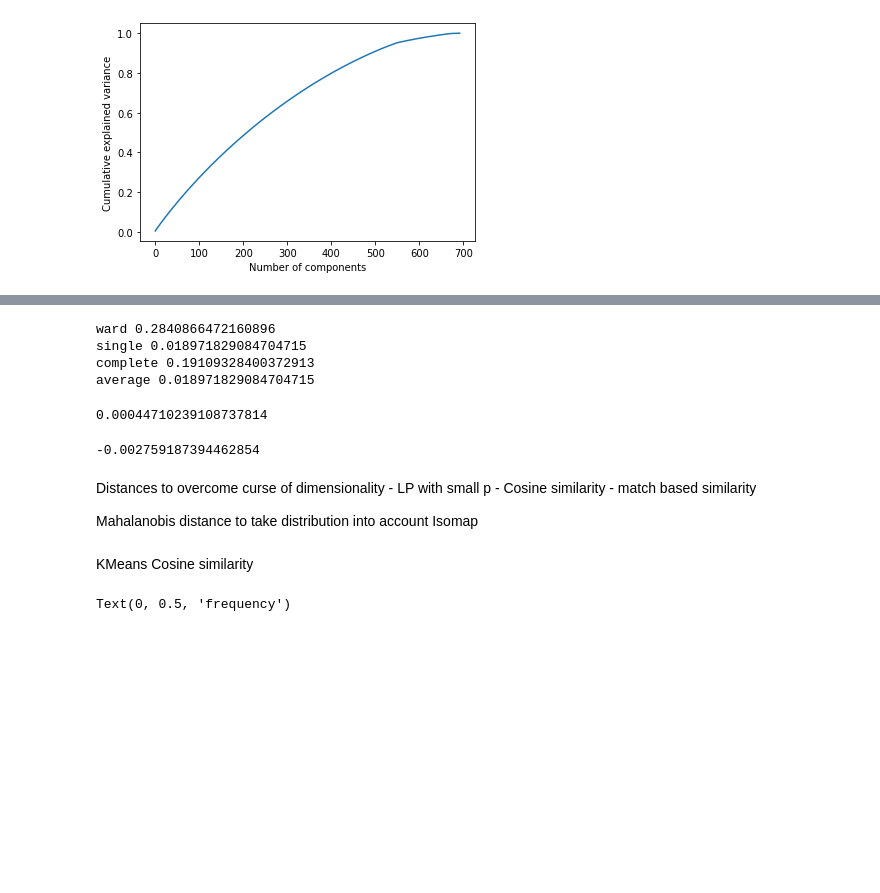
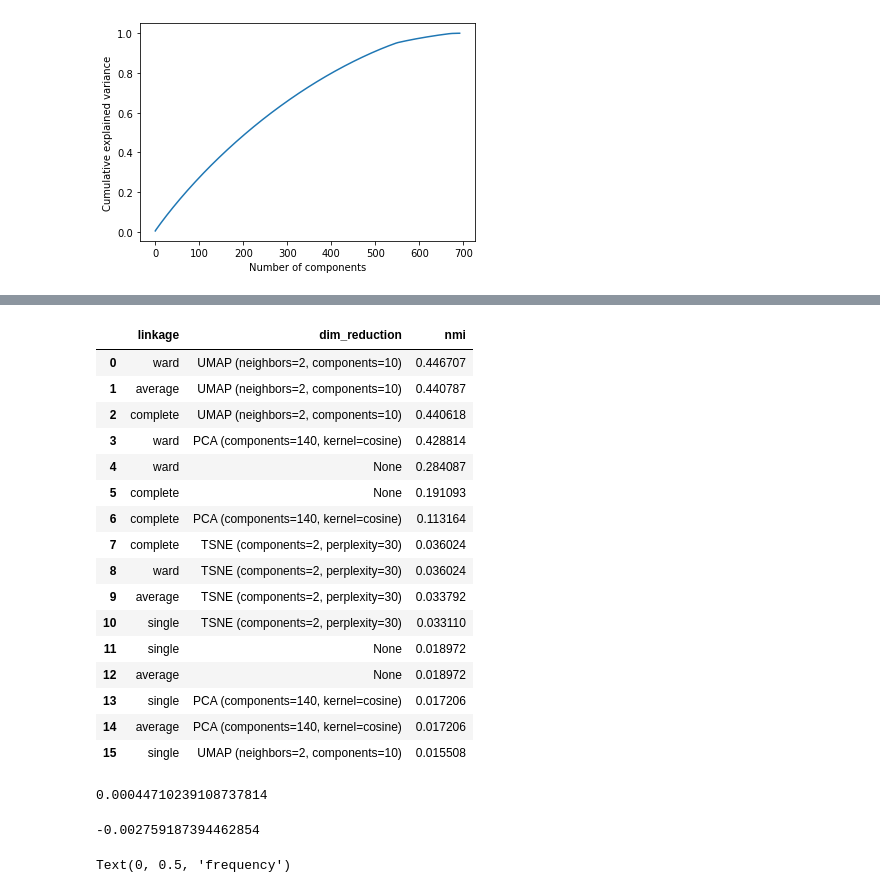
Before and after one commit to 4nar/dm_clustering_project, a Jupyter notebook: ms_clustering_final.ipynb, the cells around one changed output, grey strips where cells are left out. Drawn from its saved outputs; the diff is of its cells as text; code cells hidden in the pictures; blank space fills up the shorter version.

Commit message:
wip: agglomerative results

```diff
--- a/ms_clustering_final.ipynb
+++ b/ms_clustering_final.ipynb
@@ -350,6 +340,6 @@ rdf.sort_values('nmi', ascending=False, ignore_index=True)
 # %%
 # Agglomerative
-results_dict_agglo = {'affinity': [], 'dim_reduction': [], 'nmi':[]}
+results_dict_agglo = {'linkage': [], 'dim_reduction': [], 'nmi':[]}
 # %%
 # ATTEMPT AT USING AGGLOMERATIVE CLUSTERING
 # PCA, TSNE AND UMAP used for dimensionality reduction
@@ -378,16 +368,36 @@ for i, linkage in enumerate(('ward', 'single', 'complete', 'average')):
     labels_agglo_pca = agglo.fit_predict(X_red_pca)
     labels_agglo_tsne = agglo.fit_predict(X_red_tsne)
     labels_agglo_umap = agglo.fit_predict(X_red_umap)
+    nmi_agglo = nmi(y, labels_agglo)
+    nmi_agglo_pca = nmi(y, labels_agglo_pca)
+    nmi_agglo_tsne = nmi(y, labels_agglo_tsne)
+    nmi_agglo_umap = nmi(y, labels_agglo_umap)
 
-    results_dict['affinity'].append('poly')
-    results_dict['dim_reduction'].append('UMAP (neighbors=2, components=10)')
-    results_dict['nmi'].append(nmi(y, labels_spect))
-    print(linkage, nmi(y, labels_agglo))
+    results_dict_agglo['linkage'].extend([linkage, linkage, linkage, linkage])
+    results_dict_agglo['dim_reduction'].extend(['None', 'PCA (components=140, kernel=cosine)', 'TSNE (components=2, perplexity=30)', 'UMAP (neighbors=2, components=10)'])
+    results_dict_agglo['nmi'].extend([nmi_agglo, nmi_agglo_pca, nmi_agglo_tsne, nmi_agglo_umap])
-# %% [output]
-ward 0.2840866472160896
-single 0.018971829084704715
-complete 0.19109328400372913
-average 0.018971829084704715
+# %%
+rdf = pd.DataFrame(results_dict_agglo)
+rdf.style.set_caption("Agglomerative clustering")
+rdf.sort_values('nmi', ascending=False, ignore_index=True)
+# %% [output]
+|  | linkage | dim_reduction | nmi |
+| 0 | ward | UMAP (neighbors=2, components=10) | 0.446707 |
+| 1 | average | UMAP (neighbors=2, components=10) | 0.440787 |
+| 2 | complete | UMAP (neighbors=2, components=10) | 0.440618 |
+| 3 | ward | PCA (components=140, kernel=cosine) | 0.428814 |
+| 4 | ward | None | 0.284087 |
+| 5 | complete | None | 0.191093 |
+| 6 | complete | PCA (components=140, kernel=cosine) | 0.113164 |
+| 7 | complete | TSNE (components=2, perplexity=30) | 0.036024 |
+| 8 | ward | TSNE (components=2, perplexity=30) | 0.036024 |
+| 9 | average | TSNE (components=2, perplexity=30) | 0.033792 |
+| 10 | single | TSNE (components=2, perplexity=30) | 0.033110 |
+| 11 | single | None | 0.018972 |
+| 12 | average | None | 0.018972 |
+| 13 | single | PCA (components=140, kernel=cosine) | 0.017206 |
+| 14 | average | PCA (components=140, kernel=cosine) | 0.017206 |
+| 15 | single | UMAP (neighbors=2, components=10) | 0.015508 |
 # %%
 reducer = umap.UMAP(
     n_neighbors=30,
@@ -403,16 +413,6 @@ display(adjusted_mutual_info_score(y, labels_umap, average_method="geometric"))
 # %% [output]
 0.00044710239108737814
 -0.002759187394462854
-# %% [markdown]
-Distances to overcome curse of dimensionality
-    - LP with small p
-    - Cosine similarity
-    - match based similarity
-
-Mahalanobis distance to take distribution into account
-Isomap
-# %% [markdown]
-KMeans Cosine similarity
 # %%
 plt.hist(pairwise_dist)
 plt.xlabel('distance')
```
Also changed, not shown: parts of 10 cells of this notebook.
